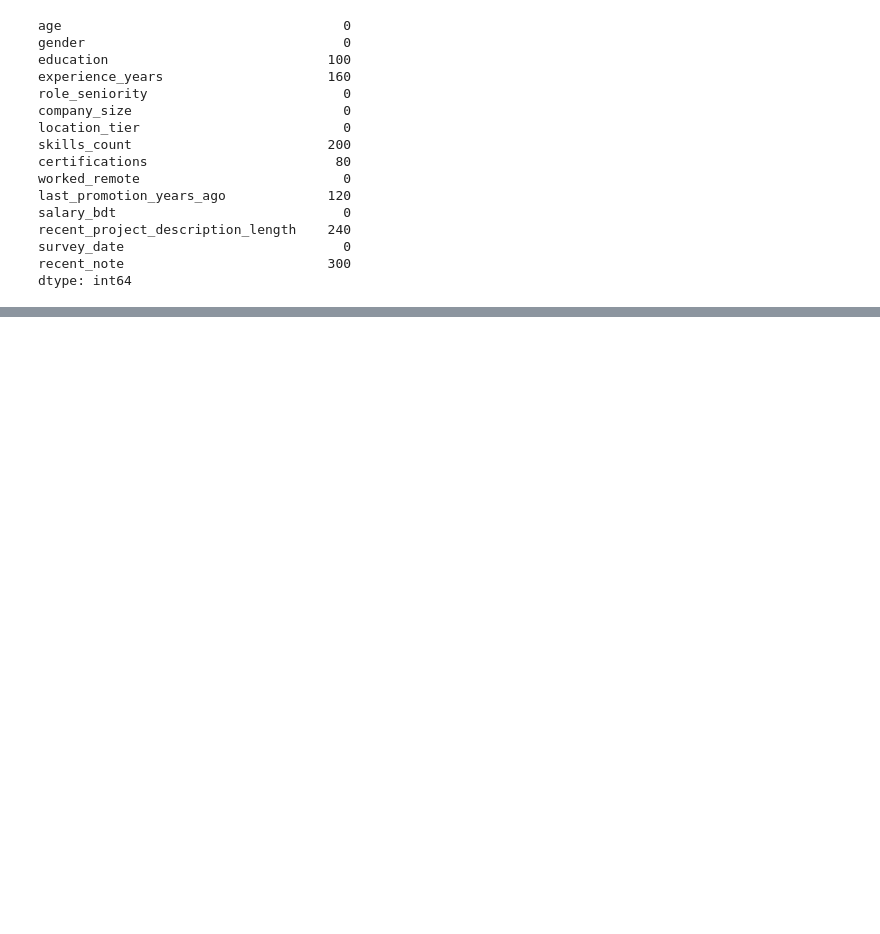
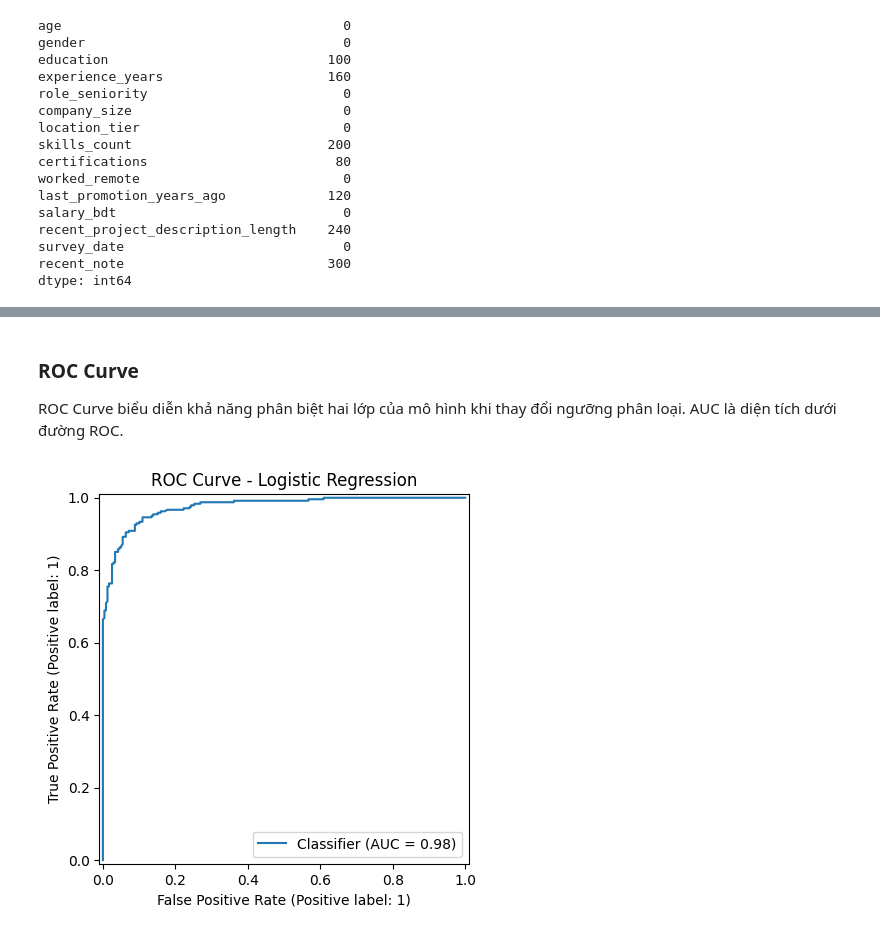
Before and after one commit to nguyenminhhieu108/Assign_4, a Jupyter notebook: main.ipynb, the cells around one changed output, grey strips where cells are left out. Saved outputs shown, nothing was run; the diff lists cells and outputs as text; code cells hidden in the pictures; blank space fills up the shorter version.

```diff
--- a/main.ipynb
+++ b/main.ipynb
@@ -634,0 +897,17 @@ Name: proportion, dtype: float64
+# %% [markdown]
+### ROC Curve
+
+ROC Curve biểu diễn khả năng phân biệt hai lớp của mô hình khi thay đổi
+ngưỡng phân loại. AUC là diện tích dưới đường ROC.
+# %%
+from sklearn.metrics import RocCurveDisplay
+
+RocCurveDisplay.from_predictions(
+    y_log_test,
+    y_log_prob
+)
+
+plt.title("ROC Curve - Logistic Regression")
+plt.show()
+# %% [output]
+[figure, added]
```
Also changed, not shown: parts of 79 cells of this notebook.
